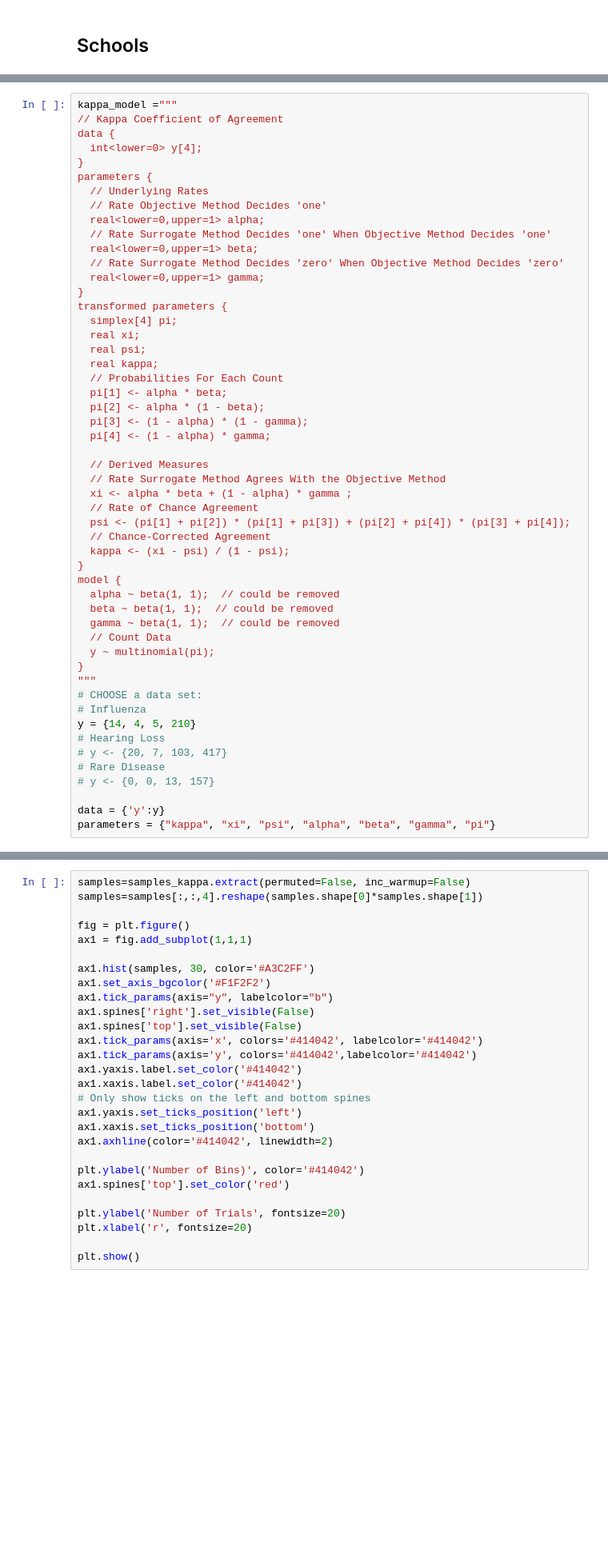
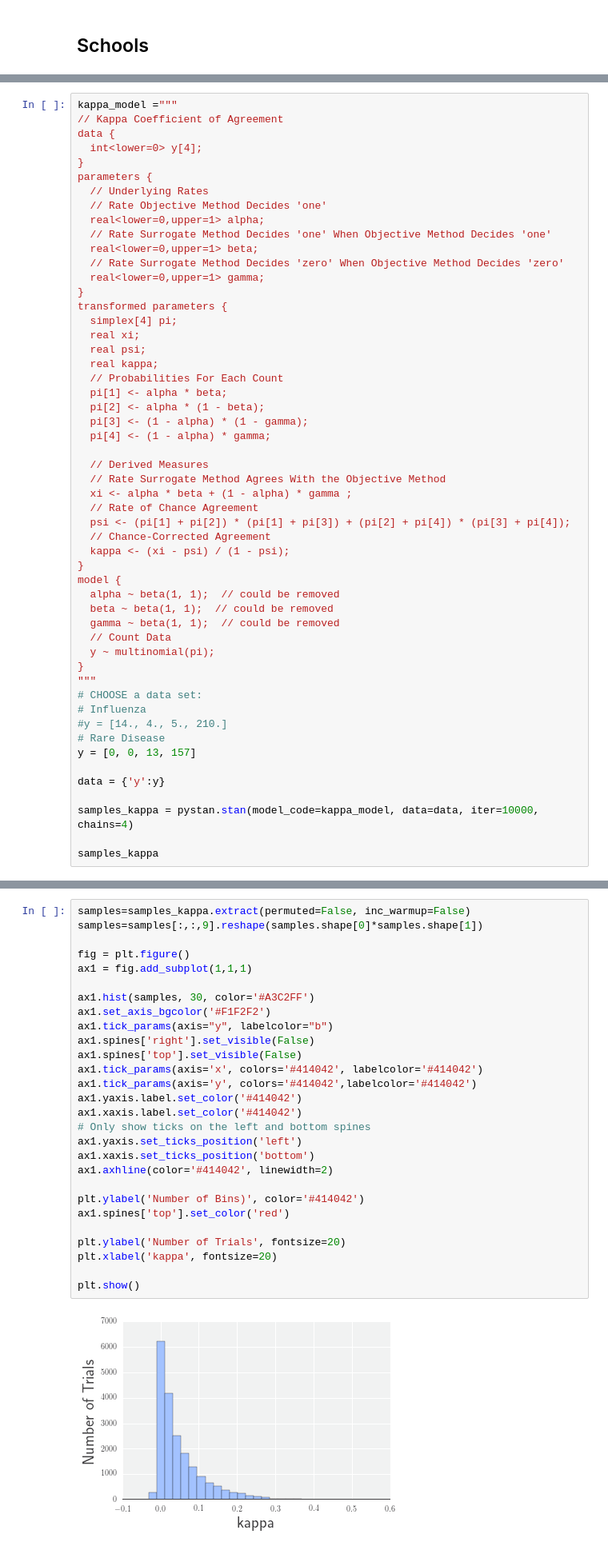
Before and after one commit to pdh21/SDAF, a Jupyter notebook: Week1/Hurley_Rooney.ipynb, the cells around one changed output, grey strips where cells are left out. Shown: that part at 80% size. Drawn from its saved outputs; the diff is of its cells as text; blank space fills up the shorter version.

```diff
--- a/Week1/Hurley_Rooney.ipynb
+++ b/Week1/Hurley_Rooney.ipynb
@@ -286,11 +410,12 @@ model {
 """
 # CHOOSE a data set:
 # Influenza
-y = {14, 4, 5, 210}
-# Hearing Loss
-# y <- {20, 7, 103, 417}
+#y = [14., 4., 5., 210.]
 # Rare Disease
-# y <- {0, 0, 13, 157}
+y = [0, 0, 13, 157]
 
 data = {'y':y}
-parameters = {"kappa", "xi", "psi", "alpha", "beta", "gamma", "pi"}
+
+samples_kappa = pystan.stan(model_code=kappa_model, data=data, iter=10000, chains=4)
+
+samples_kappa
@@ -297,28 +440,30 @@ parameters = {"kappa", "xi", "psi", "alpha", "beta", "gamma", "pi"}
 # %%
 samples=samples_kappa.extract(permuted=False, inc_warmup=False)
-samples=samples[:,:,4].reshape(samples.shape[0]*samples.shape[1])
+samples=samples[:,:,9].reshape(samples.shape[0]*samples.shape[1])
 
 fig = plt.figure()
 ax1 = fig.add_subplot(1,1,1)
 
 ax1.hist(samples, 30, color='#A3C2FF')
 ax1.set_axis_bgcolor('#F1F2F2')
 ax1.tick_params(axis="y", labelcolor="b")
 ax1.spines['right'].set_visible(False)
 ax1.spines['top'].set_visible(False)
 ax1.tick_params(axis='x', colors='#414042', labelcolor='#414042')
 ax1.tick_params(axis='y', colors='#414042',labelcolor='#414042')
 ax1.yaxis.label.set_color('#414042')
 ax1.xaxis.label.set_color('#414042')
 # Only show ticks on the left and bottom spines
 ax1.yaxis.set_ticks_position('left')
 ax1.xaxis.set_ticks_position('bottom')
 ax1.axhline(color='#414042', linewidth=2)
 
 plt.ylabel('Number of Bins)', color='#414042')
 ax1.spines['top'].set_color('red')
 
 plt.ylabel('Number of Trials', fontsize=20)
-plt.xlabel('r', fontsize=20)
+plt.xlabel('kappa', fontsize=20)
 
 plt.show()
+# %% [output]
+[figure, added]
```
Also changed, not shown: parts of 54 cells of this notebook, 2 other files.
